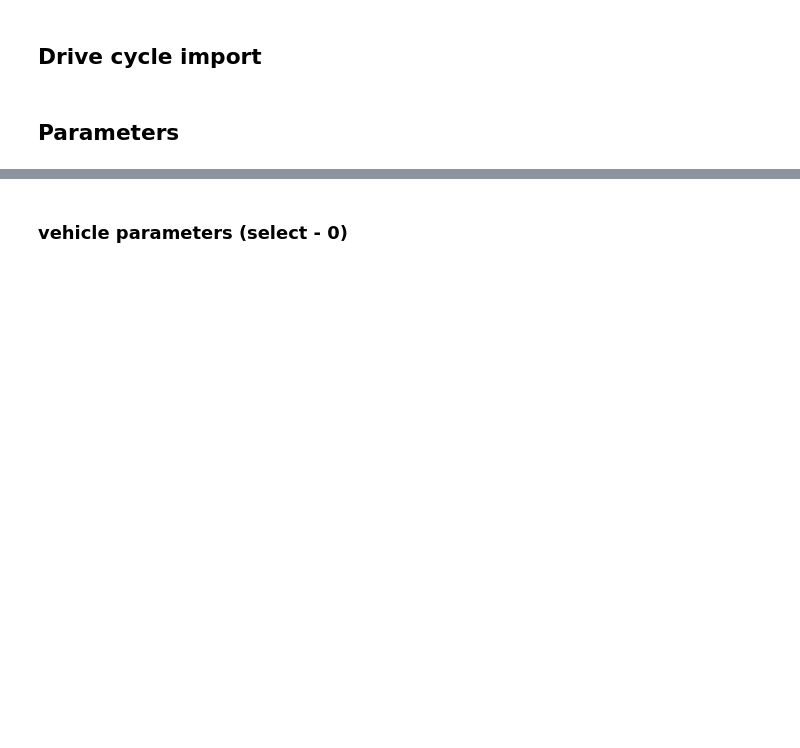
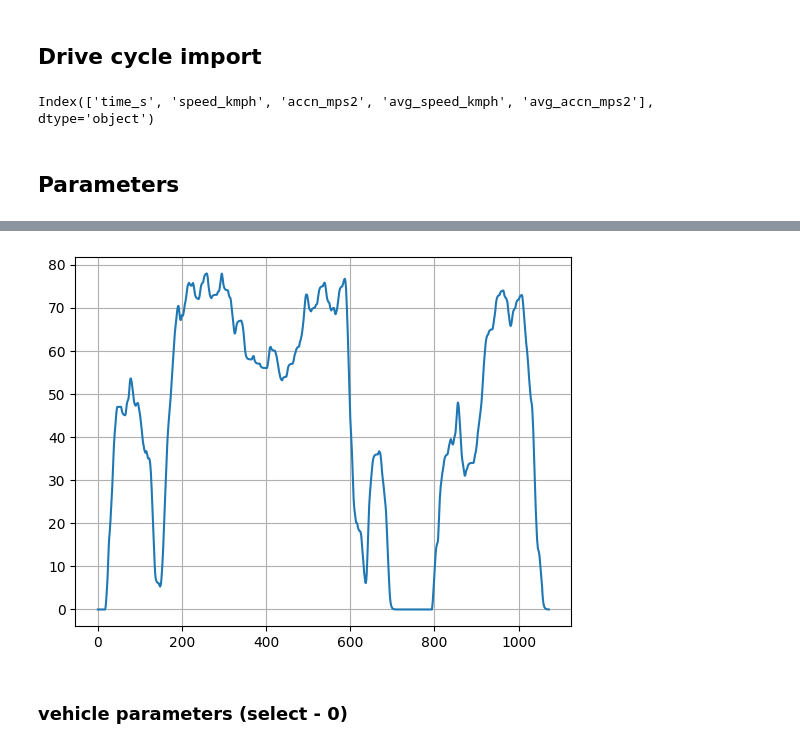
Before and after one commit to surya-uv/drive_cycle_gen, a Jupyter notebook: full_vehicle_model.ipynb, the cells around one changed output, grey strips where cells are left out. Drawn from its saved outputs; the diff is of its cells as text; code cells hidden in the pictures; blank space fills up the shorter version.

Commit message:
new_drive_cycle_create

```diff
--- a/full_vehicle_model.ipynb
+++ b/full_vehicle_model.ipynb
@@ -9,7 +9,11 @@ import matplotlib.pyplot as plt
 # %% [markdown]
 ## Drive cycle import
 # %%
-df_drivecycle = pd.read_excel(r'drive_cycles\drive_cycle_itr2.xlsx', sheet_name = 'itr2_avg')
+df_drivecycle = pd.read_excel(r'drive_cycles\drive_cycle_itr4.xlsx', sheet_name = 'itr4_avg')
+# %%
+df_drivecycle.columns
+# %% [output]
+Index(['time_s', 'speed_kmph', 'accn_mps2', 'avg_speed_kmph', 'avg_accn_mps2'], dtype='object')
 # %% [markdown]
 ## Parameters
 # %% [markdown]
@@ -19,3 +21,8 @@ plt.plot(x = )
+# %%
+plt.plot(df_drivecycle['time_s'], df_drivecycle['avg_speed_kmph'])
+plt.grid()
+# %% [output]
+[figure, added]
 # %% [markdown]
 ### vehicle parameters (select - 0)
 # %%
```
Also changed, not shown: parts of 3 cells of this notebook, 3 other files.
